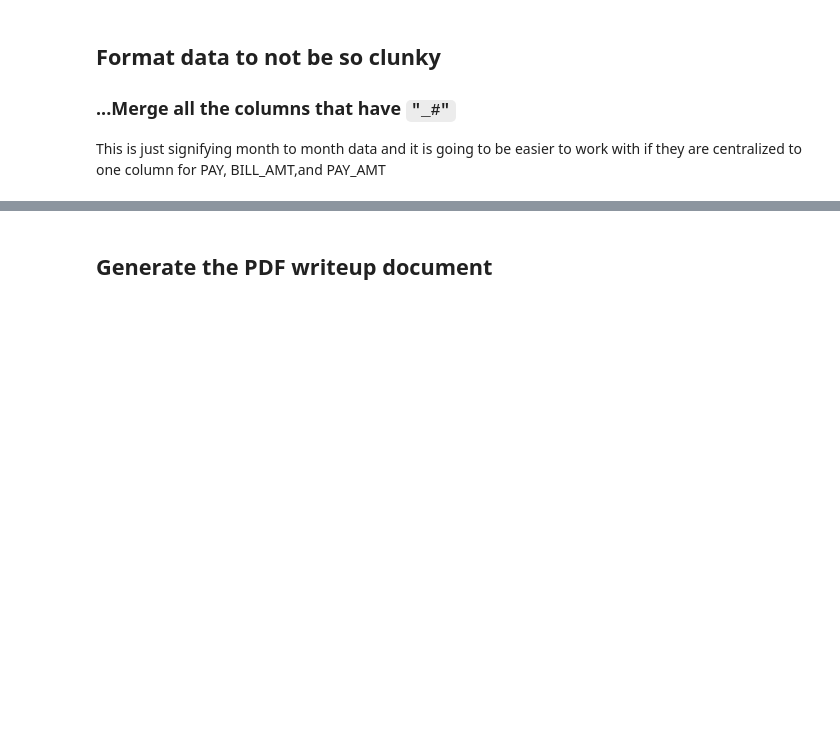
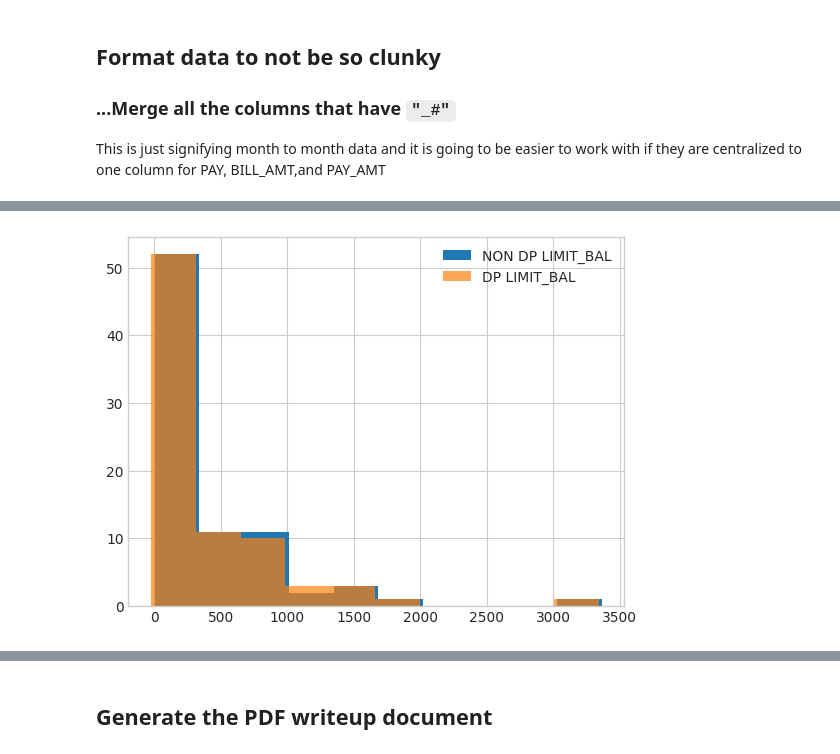
Before and after one commit to nikhilchoppa/Credit_Cards_Data_Privacy, a Jupyter notebook: Final Project.ipynb, the cells around one changed output, grey strips where cells are left out. Drawn from its saved outputs; the diff is of its cells as text; code cells hidden in the pictures; blank space fills up the shorter version.

Commit message:
Added some graphs and things

```diff
--- a/Final Project.ipynb
+++ b/Final Project.ipynb
@@ -98,7 +98,7 @@ cc_default_db['AGE'] = cc_default_db[['AGE']].apply(lambda x: x.apply(lambda y:
 ### Choosing a privacy budget
 Defining the privacy budget in terms of epsilon $\epsilon$, keeping in mind that each row is an individual and allocating the budget in terms of the individual. The classic epsilon value of 1 should suffice for what we are doing here (EXPLAIN MORE).
 # %%
-epsilon = 1
+epsilon = 0.1
 # %% [markdown]
 ### Adding Differential Privacy to `BILL_AMT, PAY_AMT`
 # %%
@@ -243,0 +223,8 @@ cc_default_db.head()
+# %%
+# plot non DP LIMIT_BAL
+plt.hist(col_counts['LIMIT_BAL'], label='NON DP LIMIT_BAL');
+# plot DP LIMIT_BAL
+plt.hist(limit_bal_counts(), alpha=.7, label='DP LIMIT_BAL');
+plt.legend();
+# %% [output]
+[figure, added]
```
Also changed, not shown: parts of 7 cells of this notebook.
